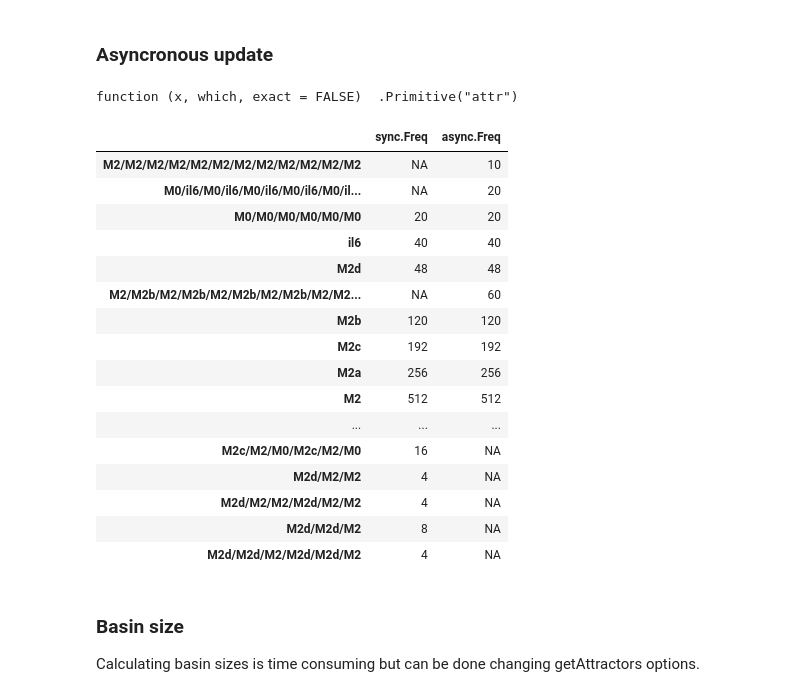
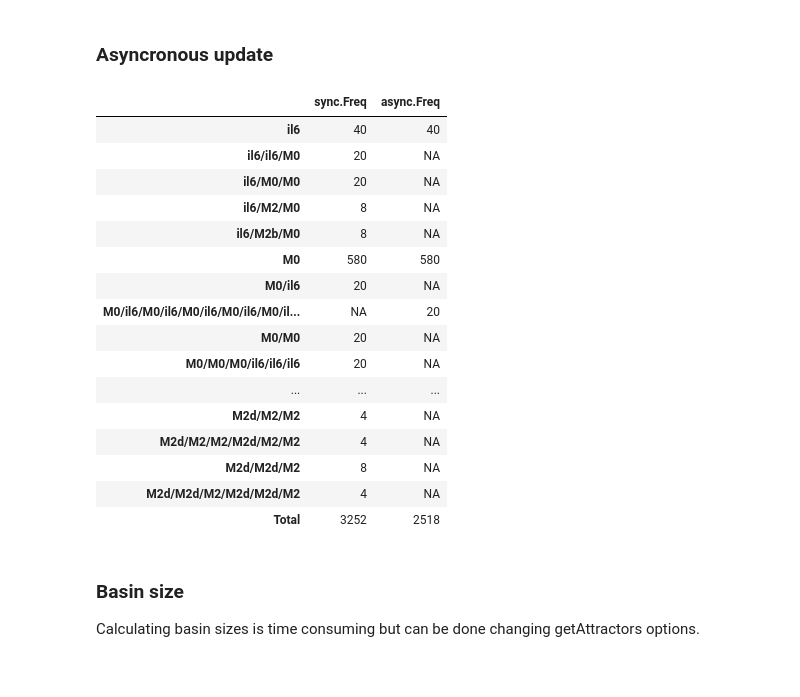
Before and after one commit to Laboratorio-de-Biologia-Computacional/Macrophage_Differentiation, a Jupyter notebook: MP_network.ipynb, the cells around one changed output. Drawn from its saved outputs; the diff is of its cells as text; code cells hidden in the pictures.

```diff
--- a/MP_network.ipynb
+++ b/MP_network.ipynb
@@ -201,32 +201,28 @@ il6*  M0*  M2* M2b* M2c* M2d*
 [figure]
 # %% [markdown]
 ### Asyncronous update
-# %%
-attr
-# %% [output]
-function (x, which, exact = FALSE)  .Primitive("attr")
 # %%
 attr <- getAttractors(net, method="sat.exhaustive")
 async <- verifySyncronousVsAsyncronous(net, attr, lab)
-async[order(async$async.Freq),]
+async
 # %% [output]
 |  | sync.Freq | async.Freq |
-| M2/M2/M2/M2/M2/M2/M2/M2/M2/M2/M2/M2 | NA | 10 |
+| il6 | 40 | 40 |
+| il6/il6/M0 | 20 | NA |
+| il6/M0/M0 | 20 | NA |
+| il6/M2/M0 | 8 | NA |
+| il6/M2b/M0 | 8 | NA |
+| M0 | 580 | 580 |
+| M0/il6 | 20 | NA |
 | M0/il6/M0/il6/M0/il6/M0/il6/M0/il... | NA | 20 |
-| M0/M0/M0/M0/M0/M0 | 20 | 20 |
-| il6 | 40 | 40 |
-| M2d | 48 | 48 |
-| M2/M2b/M2/M2b/M2/M2b/M2/M2b/M2/M2... | NA | 60 |
-| M2b | 120 | 120 |
-| M2c | 192 | 192 |
-| M2a | 256 | 256 |
-| M2 | 512 | 512 |
+| M0/M0 | 20 | NA |
+| M0/M0/M0/il6/il6/il6 | 20 | NA |
 | ... | ... | ... |
-| M2c/M2/M0/M2c/M2/M0 | 16 | NA |
 | M2d/M2/M2 | 4 | NA |
 | M2d/M2/M2/M2d/M2/M2 | 4 | NA |
 | M2d/M2d/M2 | 8 | NA |
 | M2d/M2d/M2/M2d/M2d/M2 | 4 | NA |
+| Total | 3252 | 2518 |
 # %% [markdown]
 ### Basin size
 
```
Also changed, not shown: parts of 19 cells of this notebook, 9 other files.
